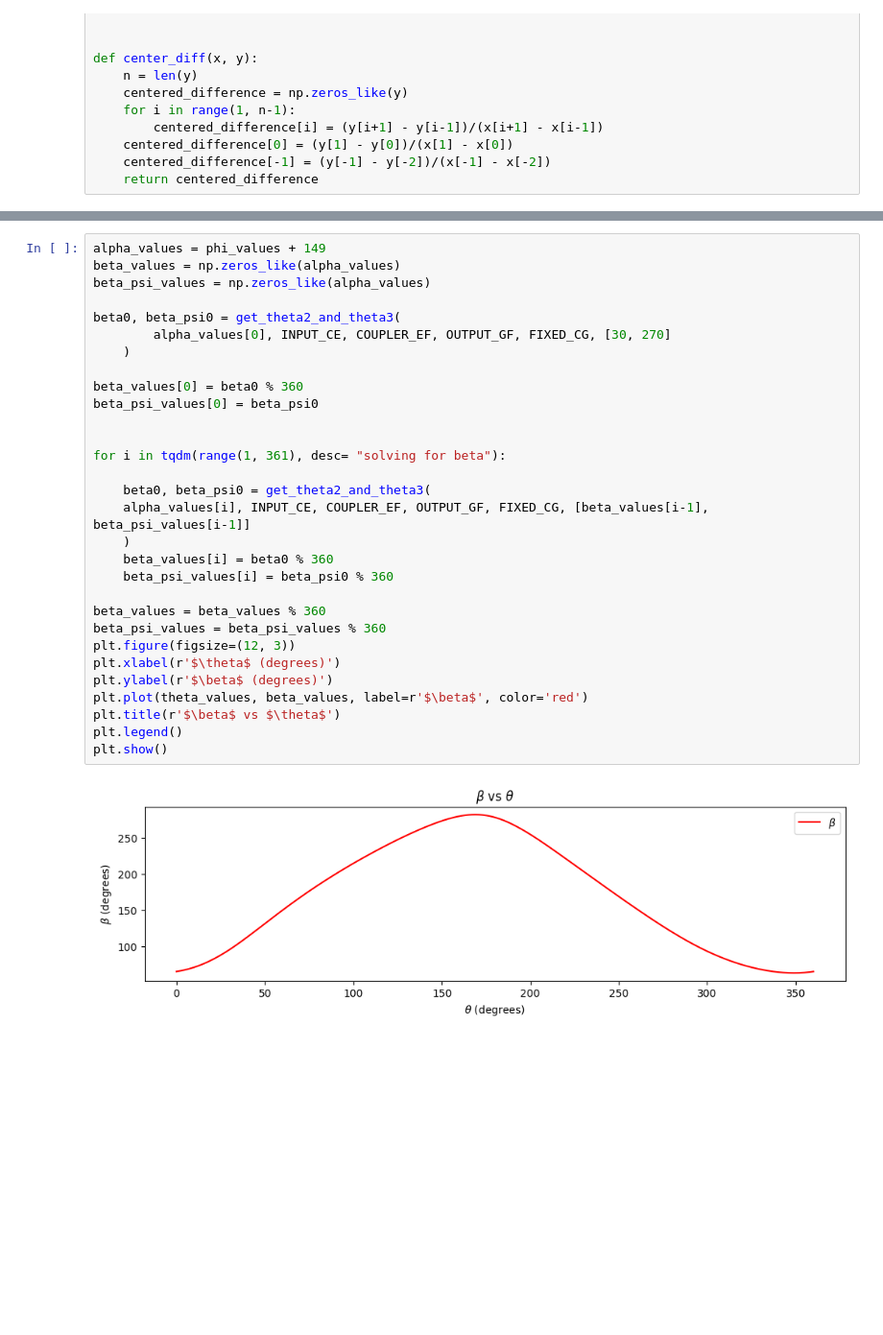
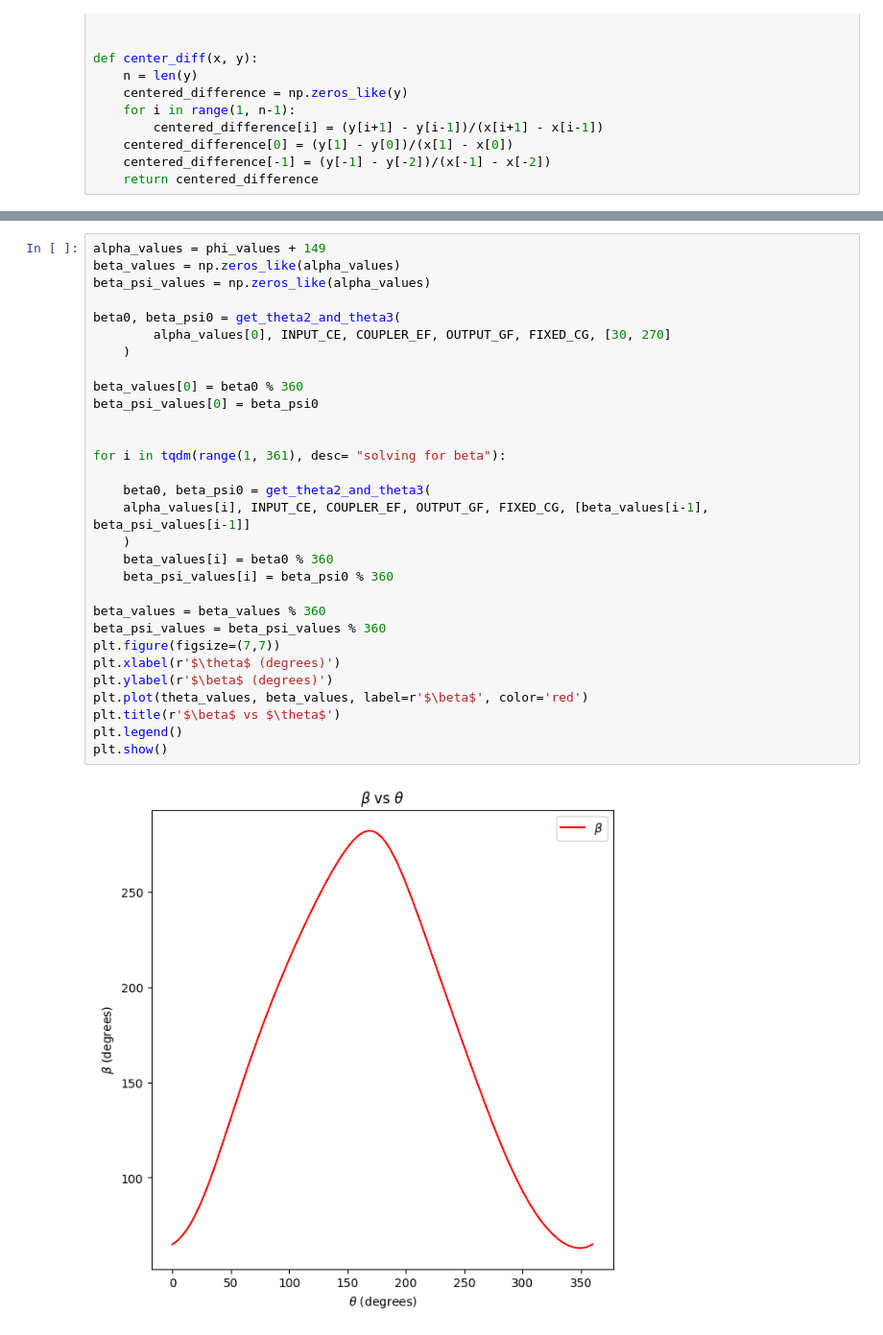
Before and after one commit to pesricha/DS288-Numerical-Methods, a Jupyter notebook: HW4/Homework-4.ipynb, the cells around one changed output, grey strips where cells are left out. Shown at 96% size. Drawn from its saved outputs; the diff is of its cells as text; blank space fills up the shorter version.

```diff
--- a/HW4/Homework-4.ipynb
+++ b/HW4/Homework-4.ipynb
@@ -149,35 +149,35 @@ Inital Delta : 0.017453292519943295
 # %%
 alpha_values = phi_values + 149
 beta_values = np.zeros_like(alpha_values)
 beta_psi_values = np.zeros_like(alpha_values)
 
 beta0, beta_psi0 = get_theta2_and_theta3(
         alpha_values[0], INPUT_CE, COUPLER_EF, OUTPUT_GF, FIXED_CG, [30, 270]
     )
 
 beta_values[0] = beta0 % 360
 beta_psi_values[0] = beta_psi0
 
 
 for i in tqdm(range(1, 361), desc= "solving for beta"):
 
     beta0, beta_psi0 = get_theta2_and_theta3(
     alpha_values[i], INPUT_CE, COUPLER_EF, OUTPUT_GF, FIXED_CG, [beta_values[i-1], beta_psi_values[i-1]]
     )
     beta_values[i] = beta0 % 360
     beta_psi_values[i] = beta_psi0 % 360
 
 beta_values = beta_values % 360
 beta_psi_values = beta_psi_values % 360
-plt.figure(figsize=(12, 3))
+plt.figure(figsize=(7,7))
 plt.xlabel(r'$\theta$ (degrees)')
 plt.ylabel(r'$\beta$ (degrees)')
 plt.plot(theta_values, beta_values, label=r'$\beta$', color='red')
 plt.title(r'$\beta$ vs $\theta$')
 plt.legend()
 plt.show()
 # %% [output]
-[figure, old version]
+[figure, new version]
 # %%
 omega = 450 / 60 #rad/sec
 
```
Also changed, not shown: parts of 6 cells of this notebook, 4 other files.
